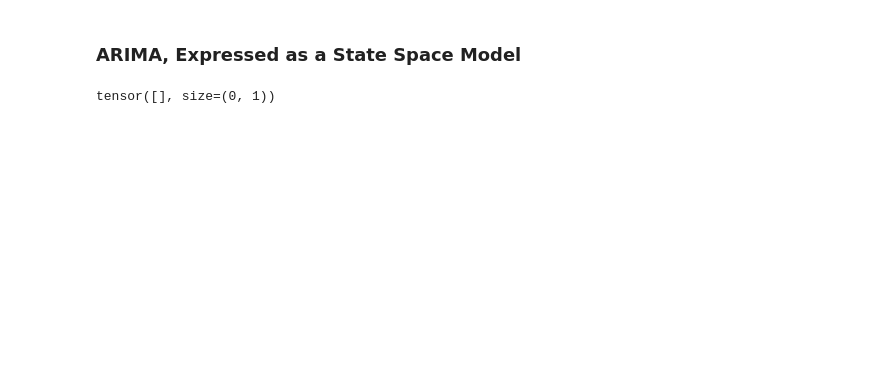
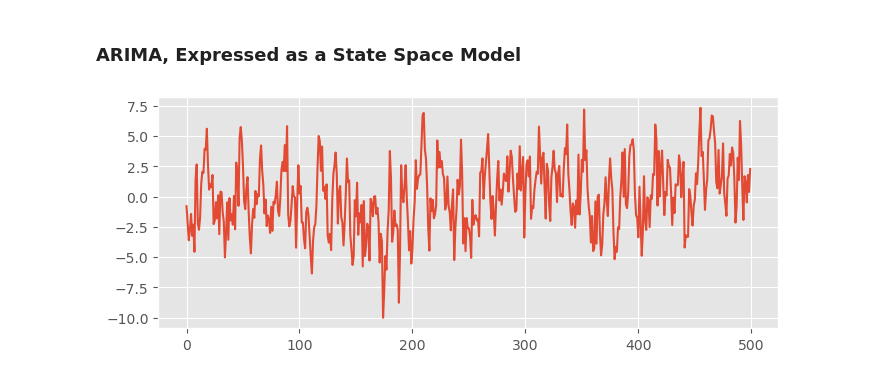
Before and after one commit to GStechschulte/books-with-code, a Jupyter notebook: bmcp/ch_6_pyro.ipynb, the cells around one changed output. Cells and saved outputs as stored; diff of their text form; code cells hidden in the pictures; blank space fills up the shorter version.

```diff
--- a/bmcp/ch_6_pyro.ipynb
+++ b/bmcp/ch_6_pyro.ipynb
@@ -473,3 +473,41 @@ plt.title('Latent state samples given observation: $p(z_t|z_{t-1}, u_t)$');
 # %% [markdown]
 ### ARIMA, Expressed as a State Space Model
+# %%
+# ARMA params.
+num_timesteps = 500
+t = torch.arange(0, num_timesteps).unsqueeze(-1)
+phi1 = -0.1
+phi2 = 0.5
+theta1 = -0.25
+sigma = 1.25
+# %%
+# X_0
+init_dist = dist.Normal(0., sigma).expand([2]).to_event(1)
+
+# F_t -> AR component
+trans_matrix = torch.tensor([[phi1, 1], [phi2, 0]])
+
+# eta_t
+R_t = torch.tensor([[sigma], [sigma*theta1]])
+#trans_dist = dist.Independent(dist.MultivariateNormal(loc=torch.tensor([[0.]]), scale_tril=R_t), 1)
+trans_dist = dist.Normal(0., sigma).expand([2]).to_event(1)
+
+# H_t
+#obs_matrix = torch.tensor([[1.], [0.]])
+obs_matrix = torch.tensor([[1.], [1.]]) # hidden dims. x obs. dims.
+obs_dist = dist.Normal(loc=0., scale=1.).expand([1]).to_event(1)
+# %%
+lhmm_sample = dist.GaussianHMM(
+    initial_dist=init_dist,
+    transition_matrix=trans_matrix,
+    transition_dist=trans_dist,
+    observation_dist=obs_dist,
+    observation_matrix=obs_matrix,
+    duration=num_timesteps
+    ).sample()
+
+plt.figure(figsize=(8, 3))
+plt.plot(t, lhmm_sample);
+# %% [output]
+[figure, added]
 # %%
@@ -517,7 +559,3 @@ lgsmm_hmc = HMCForecaster(
 # for name, value in forecaster.guide.median().items():
 #     if value.numel() == 1:
 #         print("{} = {:0.4g}".format(name, value.item()))
-# %%
-lgsmm_hmc.__call__(y, covariates, 100)
-# %% [output]
-tensor([], size=(0, 1))
```
Also changed, not shown: parts of 19 cells of this notebook, 5 other files.
